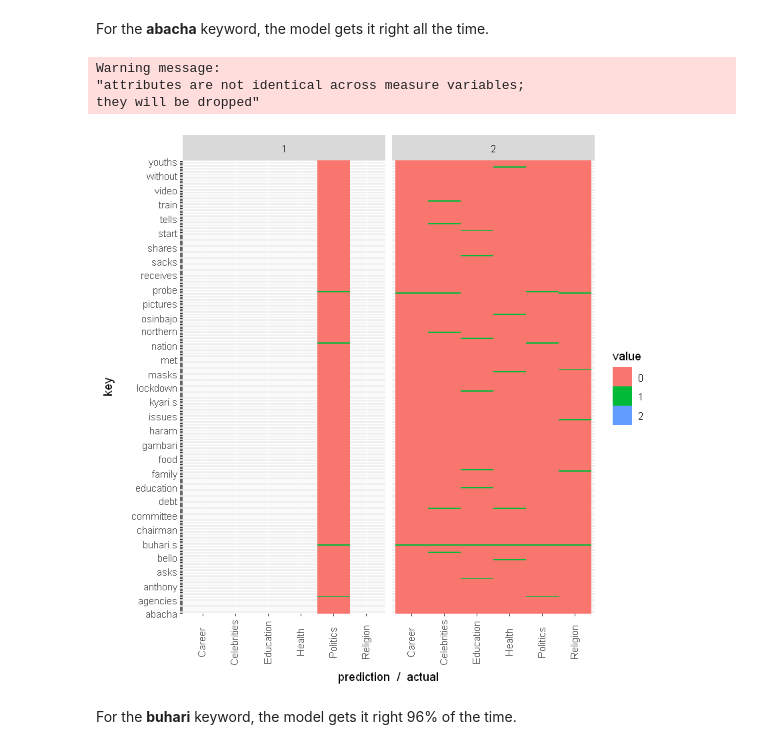
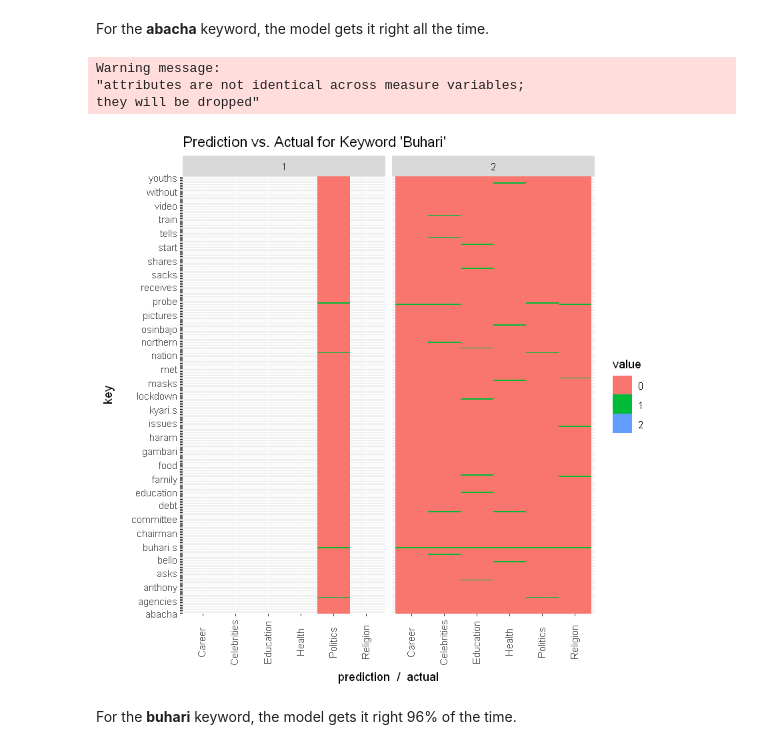
Before and after one commit to manchuran/showables, a Jupyter notebook: notebooks/nlp_nairaland/notebook.ipynb, the cells around one changed output. Drawn from its saved outputs; the diff is of its cells as text; code cells hidden in the pictures.

```diff
--- a/notebooks/nlp_nairaland/notebook.ipynb
+++ b/notebooks/nlp_nairaland/notebook.ipynb
@@ -637,12 +637,12 @@ they will be dropped"
 For the **abacha** keyword, the model gets it right all the time.
 # %%
 df <- subset(results_df, buhari!=0)
-plot_raster(df)
+plot_raster(df) + ggtitle("Prediction vs. Actual for Keyword 'Buhari'")
 # %% [output]
 Warning message:
 "attributes are not identical across measure variables;
 they will be dropped"
-[figure, old version]
+[figure, new version]
 # %% [markdown]
 For the **buhari** keyword, the model gets it right 96% of the time.
 # %%
```
Also changed, not shown: parts of 4 cells of this notebook.
